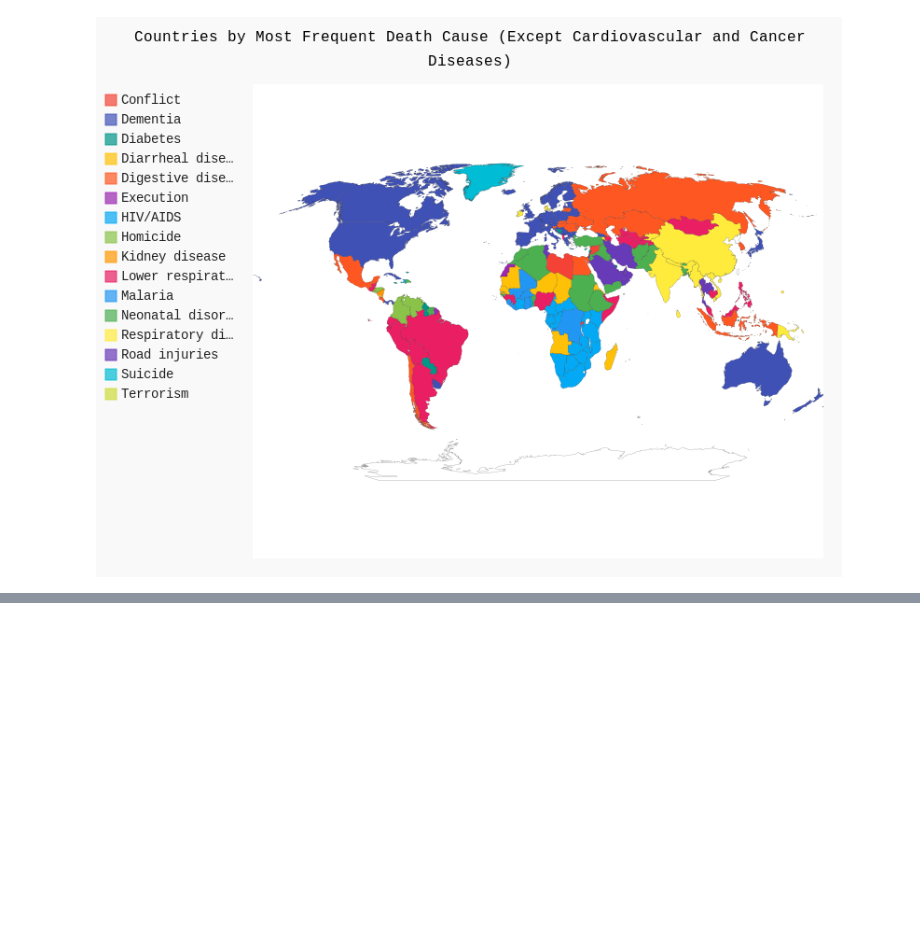
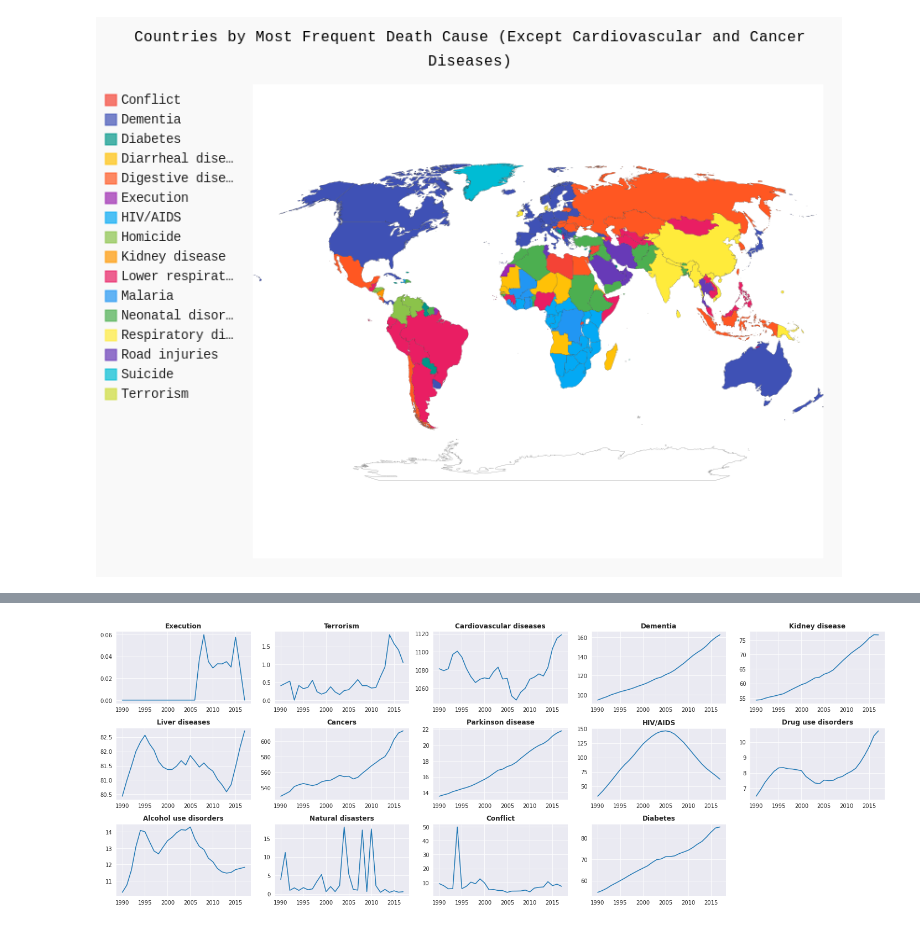
Before and after one commit to omerfarukeker/Causes-of-Death-Analysis, a Jupyter notebook: Causes_of_Death.ipynb, the cells around one changed output, grey strips where cells are left out. Saved outputs shown, nothing was run; the diff lists cells and outputs as text; code cells hidden in the pictures; blank space fills up the shorter version.

```diff
--- a/Causes_of_Death.ipynb
+++ b/Causes_of_Death.ipynb
@@ -331,0 +335,15 @@ worldmap_chart
+# %%
+plt.figure(figsize=(20,12))
+for i,cause in enumerate(yearly_counts.drop(['Meningitis', 'Lower respiratory infections', 'Intestinal infectious diseases', 'Protein-energy malnutrition','Respiratory diseases',
+                                        'Digestive diseases', 'Hepatitis', 'Fire', 'Malaria', 'Drowning', 'Homicide', 'Tuberculosis', 'Road injuries', 'Maternal disorders',
+                                        'Neonatal disorders', 'Diarrheal diseases', 'Heat', 'Nutritional deficiencies', 'Suicide', 'Poisonings',"total_death"
+                                        ],axis=1)):
+  plt.subplot(5,5,i+1)
+  sns.lineplot(x=yearly_counts.index,y=yearly_counts[cause])
+  plt.title(cause,fontweight="bold")
+  plt.ylabel("")
+  plt.xlabel("")
+
+plt.tight_layout()
+# %% [output]
+[figure, added]
```
Also changed, not shown: parts of 16 cells of this notebook.
